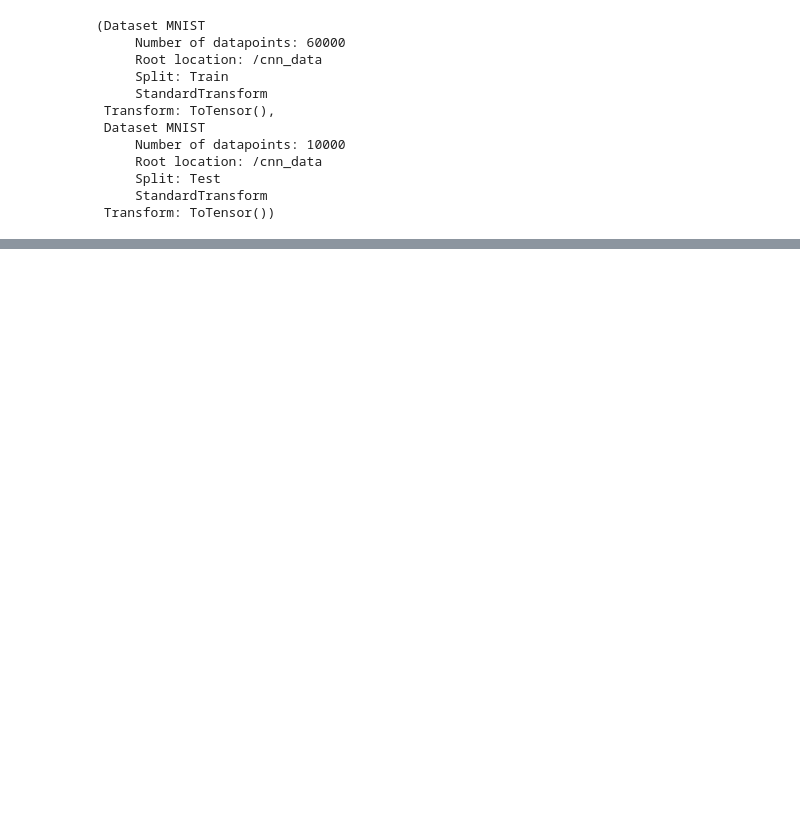
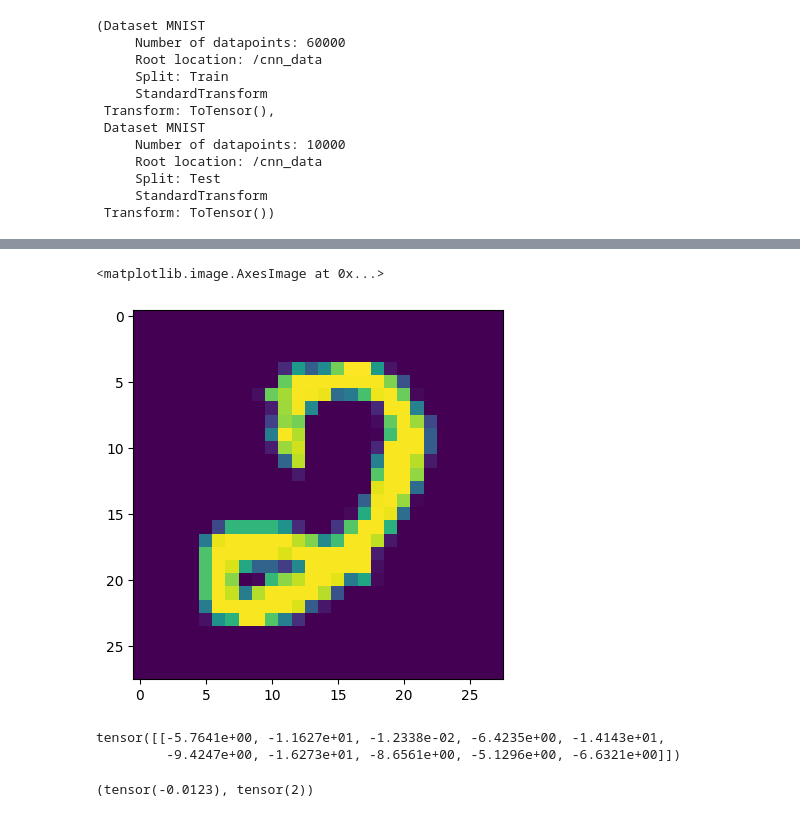
Before and after one commit to roberto-dionisio/introPyTorch, a Jupyter notebook: basic_convolutional_NN.ipynb, the cells around one changed output, grey strips where cells are left out. Drawn from its saved outputs; the diff is of its cells as text; code cells hidden in the pictures; blank space fills up the shorter version.

```diff
--- a/basic_convolutional_NN.ipynb
+++ b/basic_convolutional_NN.ipynb
@@ -41,0 +242,5 @@ train_data, test_data
+# %%
+plt.imshow(test_data[400][0].reshape(28,28))
+# %% [output]
+<matplotlib.image.AxesImage at 0x...>
+[figure, added]
@@ -41,0 +253,9 @@ train_data, test_data
+# %%
+out
+# %% [output]
+tensor([[-5.7641e+00, -1.1627e+01, -1.2338e-02, -6.4235e+00, -1.4143e+01,
+         -9.4247e+00, -1.6273e+01, -8.6561e+00, -5.1296e+00, -6.6321e+00]])
+# %%
+torch.max(out), out.argmax()
+# %% [output]
+(tensor(-0.0123), tensor(2))
```
Also changed, not shown: parts of 18 cells of this notebook.
